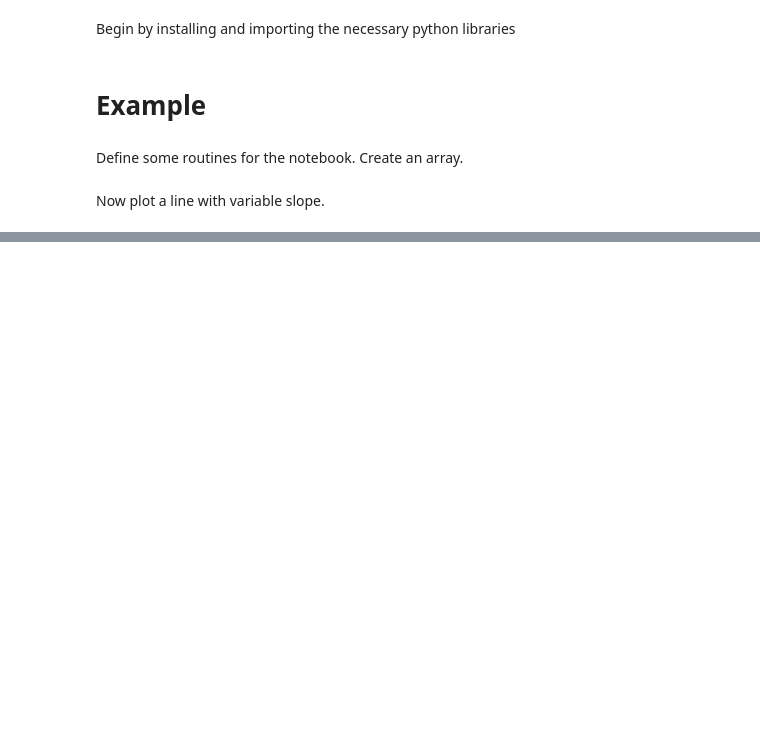
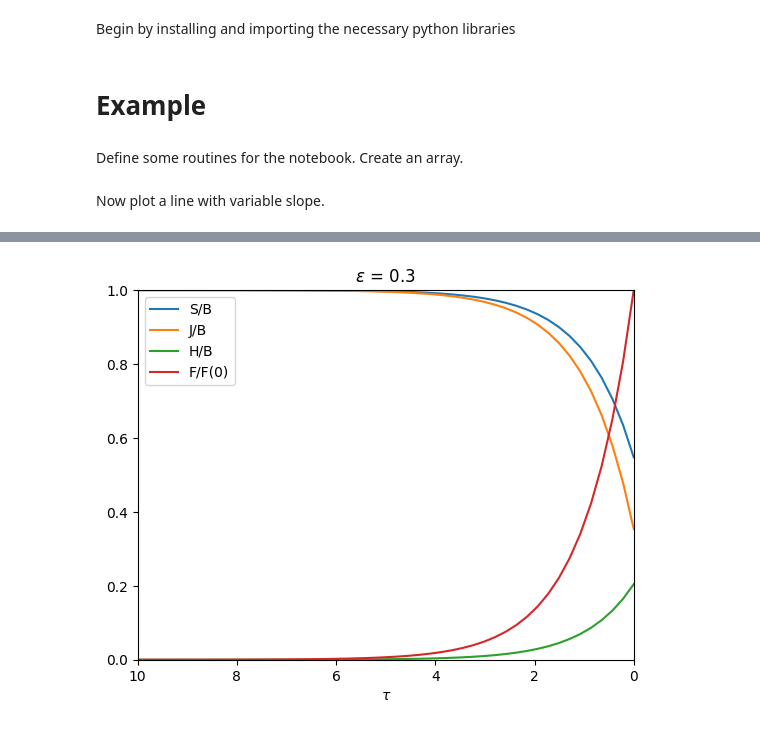
Before and after one commit to aweb23/rad_proc_homework, a Jupyter notebook: notebook_template.ipynb, the cells around one changed output, grey strips where cells are left out. Saved outputs shown, nothing was run; the diff lists cells and outputs as text; code cells hidden in the pictures; blank space fills up the shorter version.

```diff
--- a/notebook_template.ipynb
+++ b/notebook_template.ipynb
@@ -34,0 +39,18 @@ interactive(children=(BoundedFloatText(value=1.0, description='m', max=10.0, ste
+# %%
+tau_star = np.linspace(10,0)
+epsilon = 0.3
+tau = tau_star / np.sqrt(3. * epsilon)
+plt.plot(tau , 1. - (1. - np.sqrt(epsilon))*np.exp(-tau), label = 'S/B')
+plt.plot(tau, 1. - 1. / (1. + np.sqrt(epsilon))*np.exp(-tau), label = 'J/B')
+plt.plot(tau, (1./np.sqrt(3.)) * (np.sqrt(epsilon)/(1.+np.sqrt(epsilon)))*np.exp(-
+tau), label = 'H/B')
+plt.plot(tau, np.exp(-tau), label = 'F/F(0)')
+plt.xlim([10,0])
+plt.ylim([0,1])
+plt.xlabel('$\\tau$')
+plt.legend()
+title_str = '$\epsilon$ = ' + str(epsilon)
+plt.title(title_str)
+plt.show()
+# %% [output]
+[figure, added]
```
Also changed, not shown: parts of 2 cells of this notebook.
